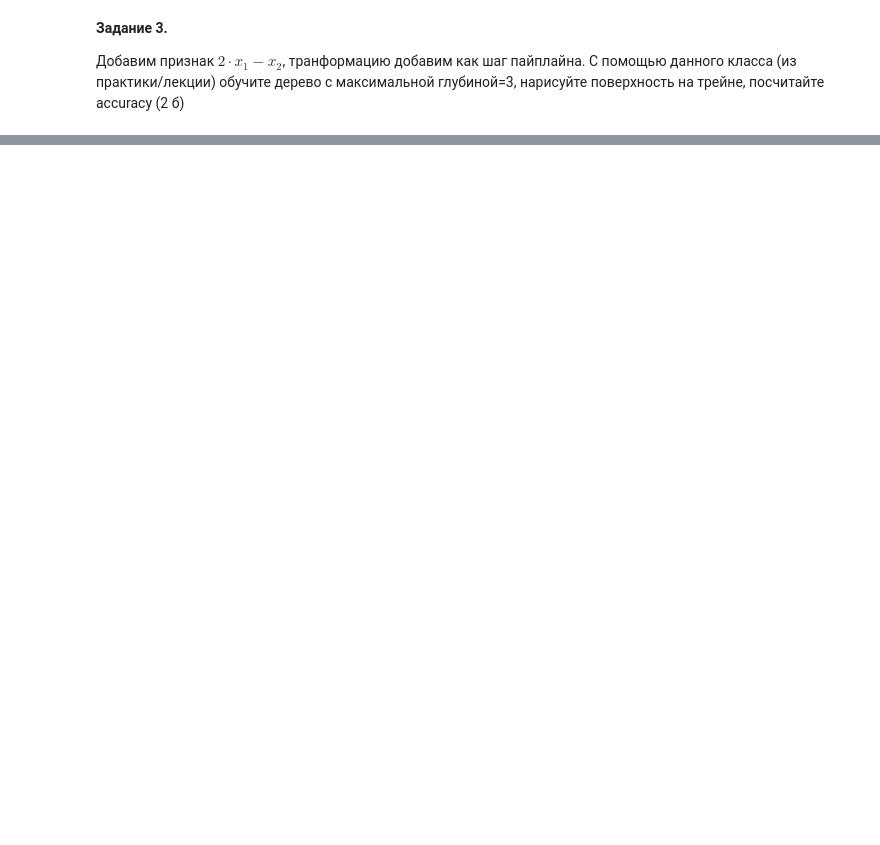
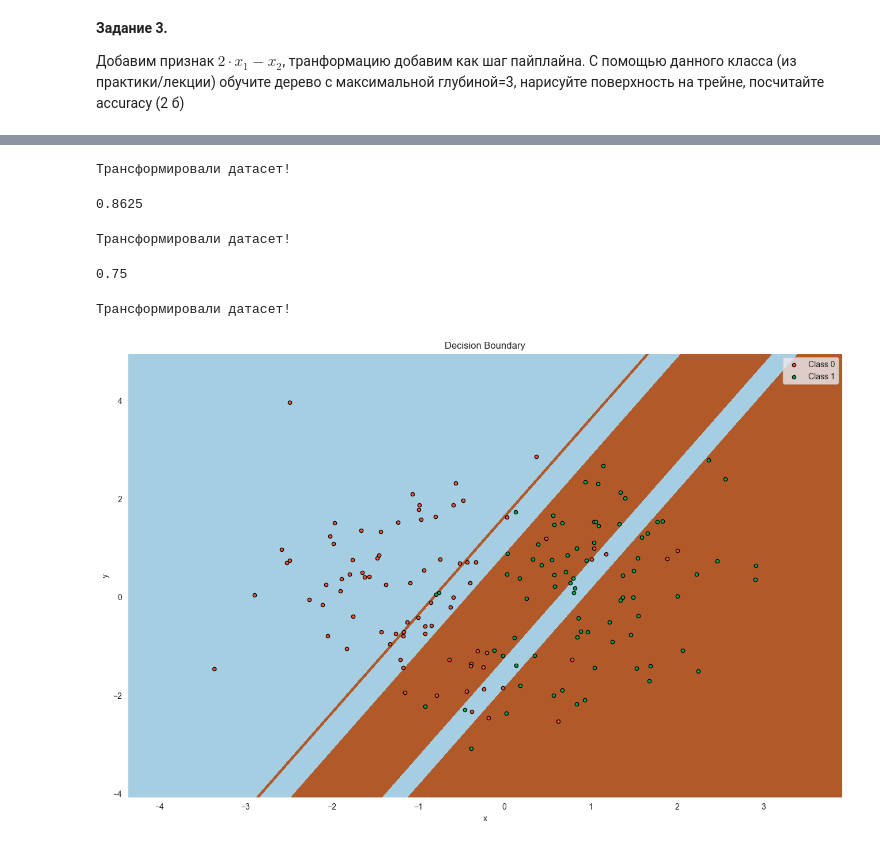
Before and after one commit to Dmitrysw/ML, a Jupyter notebook: lesson_17/HW_17.ipynb, the cells around one changed output, grey strips where cells are left out. Drawn from its saved outputs; the diff is of its cells as text; code cells hidden in the pictures; blank space fills up the shorter version.

```diff
--- a/lesson_17/HW_17.ipynb
+++ b/lesson_17/HW_17.ipynb
@@ -150,0 +176,9 @@ from sklearn.pipeline import Pipeline
+# %%
+from sklearn.pipeline import Pipeline
+
+pipe = Pipeline([("custom_transformer", CustomFunctionTransformer("x1",
+                                                                  "x2",
+                                                                  lambda x,y: 2*x-y)),
+                 ("decision_tree", DecisionTreeClassifier(max_depth=3))])
+
+pipe.fit(X_train, y_train)
@@ -150,0 +194,64 @@ from sklearn.pipeline import Pipeline
+# %%
+accuracy_score(y_train, pipe.predict(X_train))
+# %% [output]
+Трансформировали датасет!
+0.8625
+# %%
+accuracy_score(y_test, pipe.predict(X_test))
+# %% [output]
+Трансформировали датасет!
+0.75
+# %%
+fig = plt.figure()
+fig.set_size_inches(16, 10)
+
+### Вычислим границы признакового пространства
+
+pixel_step = 0.001
+
+x1_min, x1_max = X_train.values[:, 0].min() - 1, X_train.values[:, 0].max() + 1
+x2_min, x2_max = X_train.values[:, 1].min() - 1, X_train.values[:, 1].max() + 1
+
+### Генерим много-много точек на плоскости
+
+xx1, xx2 = np.meshgrid(
+    np.arange(x1_min, x1_max, pixel_step),
+    np.arange(x2_min, x2_max, pixel_step)
+)
+
+### Для каждой точки даем прогноз, чтобы покрыть поверхности
+
+Z = pipe.predict(pd.DataFrame(np.c_[xx1.ravel(), xx2.ravel()],
+                              columns=["x1", "x2"]))
+Z = Z.reshape(xx1.shape)
+
+# Заполняем пространство
+
+cs = plt.contourf(xx1, xx2, Z, cmap=plt.cm.Paired)
+
+plt.axis("tight")
+
+### Рисуем точечки и обученные области
+
+for i, n, c in zip(range(2), pipe.classes_, ["#FF5533", "#00B050"]):
+    idx = np.where(y_train == i)
+    plt.scatter(
+        X_train.values[idx, 0],
+        X_train.values[idx, 1],
+        c=c,
+        s=20,
+        edgecolor="k",
+        label="Class %s" % n,
+    )
+
+plt.xlim(x1_min, x1_max)
+plt.ylim(x2_min, x2_max)
+plt.legend(loc="upper right")
+plt.xlabel("x")
+plt.ylabel("y")
+plt.title("Decision Boundary")
+
+plt.show()
+# %% [output]
+Трансформировали датасет!
+[figure, added]
```
Also changed, not shown: parts of 5 cells of this notebook, 5 other files.
